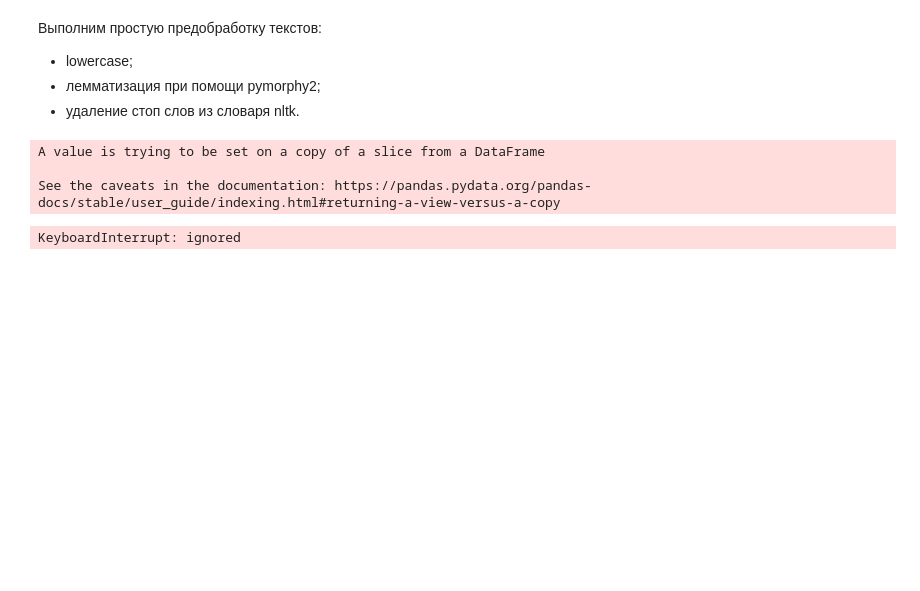
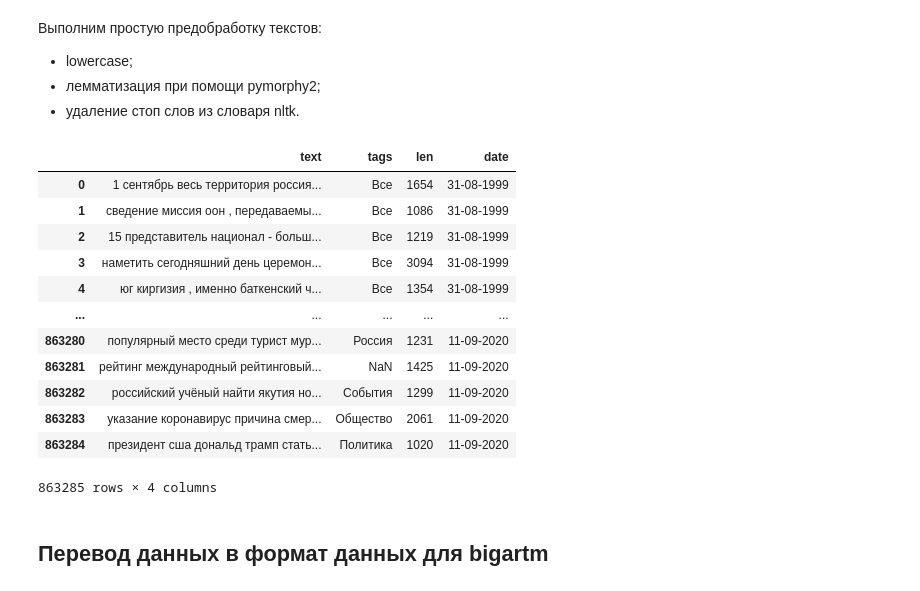
Before and after one commit to andriygav/MachineLearning, a Jupyter notebook: topicmodeling/main.ipynb, the cells around one changed output. Cells and saved outputs as stored; diff of their text form; code cells hidden in the pictures; blank space fills up the shorter version.

```diff
--- a/topicmodeling/main.ipynb
+++ b/topicmodeling/main.ipynb
@@ -305,14 +289,29 @@ def proccess_text(text):
     return [x for x in [morph.normal_forms(word)[0] for word in words ]\
             if x not in stops]
 # %%
-for i in tqdm(range(len(data))):
-    data.loc[i]['text'] = ' '.join(proccess_text(data.loc[i]['text']))
+# data_text = data['text']
+# for i in tqdm(range(len(data))):
+#     data_text.loc[i] = ' '.join(proccess_text(data_text.loc[i]))
+# data.to_csv('drive/MyDrive/DATASETS/MachineLearning/topicmodeling/lenta-ru-proccess.csv', index=False)
 
 # препроцесинг занимает порядка двух часов, поэтому рекомендуется загрузисть
 # сразу обработанную версию
-# data = pd.read_csv('drive/MyDrive/DATASETS/MachineLearning/topicmodeling/lenta-ru-proccess.csv')
+data = pd.read_csv('drive/MyDrive/DATASETS/MachineLearning/topicmodeling/lenta-ru-proccess.csv')
-# %% [output]
-A value is trying to be set on a copy of a slice from a DataFrame
-
-See the caveats in the documentation: https://pandas.pydata.org/pandas-docs/stable/user_guide/indexing.html#returning-a-view-versus-a-copy
-KeyboardInterrupt: ignored
+# %%
+data
+# %% [output]
+|  | text | tags | len | date |
+| 0 | 1 сентябрь весь территория россия... | Все | 1654 | 31-08-1999 |
+| 1 | сведение миссия оон , передаваемы... | Все | 1086 | 31-08-1999 |
+| 2 | 15 представитель национал - больш... | Все | 1219 | 31-08-1999 |
+| 3 | наметить сегодняшний день церемон... | Все | 3094 | 31-08-1999 |
+| 4 | юг киргизия , именно баткенский ч... | Все | 1354 | 31-08-1999 |
+| ... | ... | ... | ... | ... |
+| 863280 | популярный место среди турист мур... | Россия | 1231 | 11-09-2020 |
+| 863281 | рейтинг международный рейтинговый... | NaN | 1425 | 11-09-2020 |
+| 863282 | российский учёный найти якутия но... | События | 1299 | 11-09-2020 |
+| 863283 | указание коронавирус причина смер... | Общество | 2061 | 11-09-2020 |
+| 863284 | президент сша дональд трамп стать... | Политика | 1020 | 11-09-2020 |
+863285 rows × 4 columns
+# %% [markdown]
+## Перевод данных в формат данных для bigartm
```
Also changed, not shown: parts of 20 cells of this notebook.
